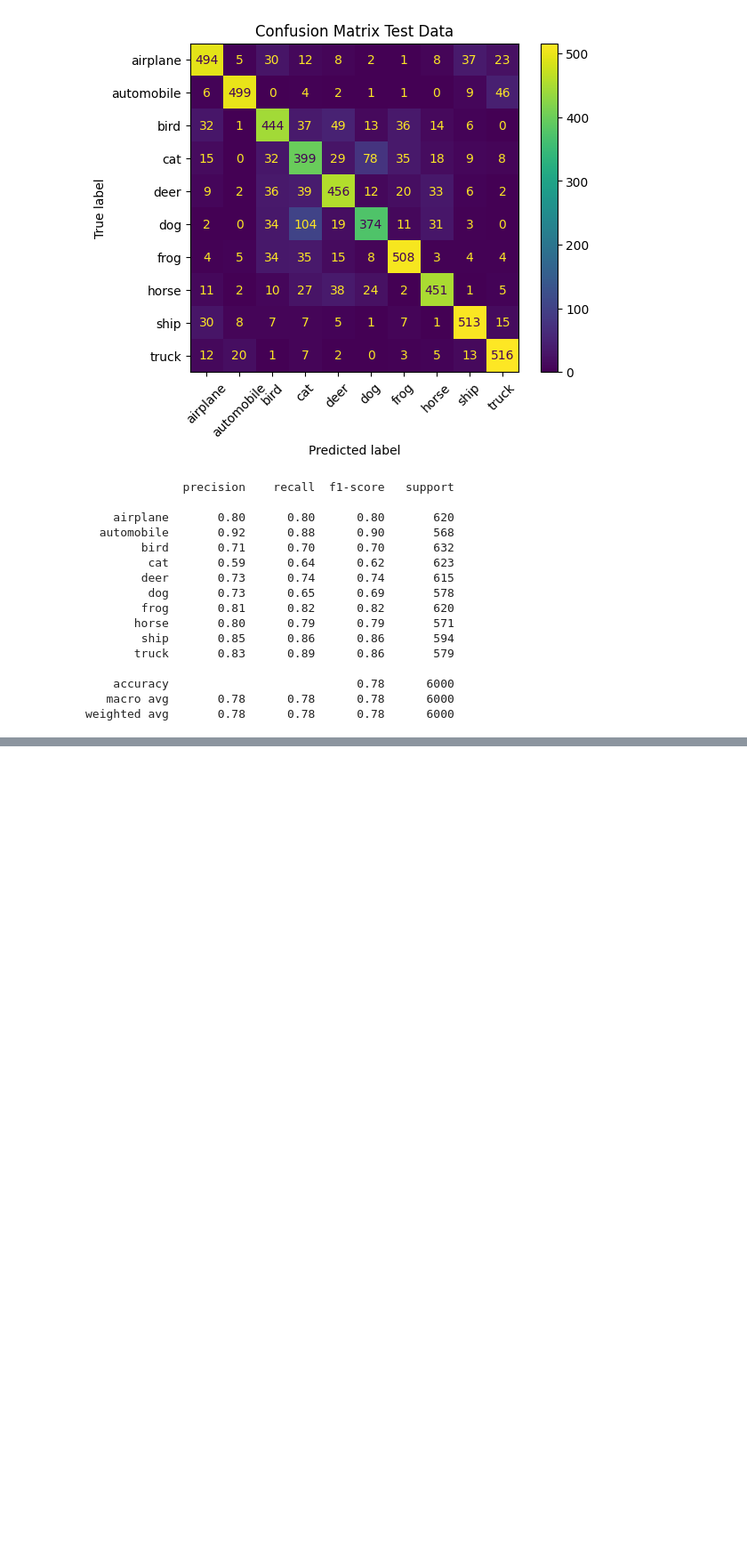
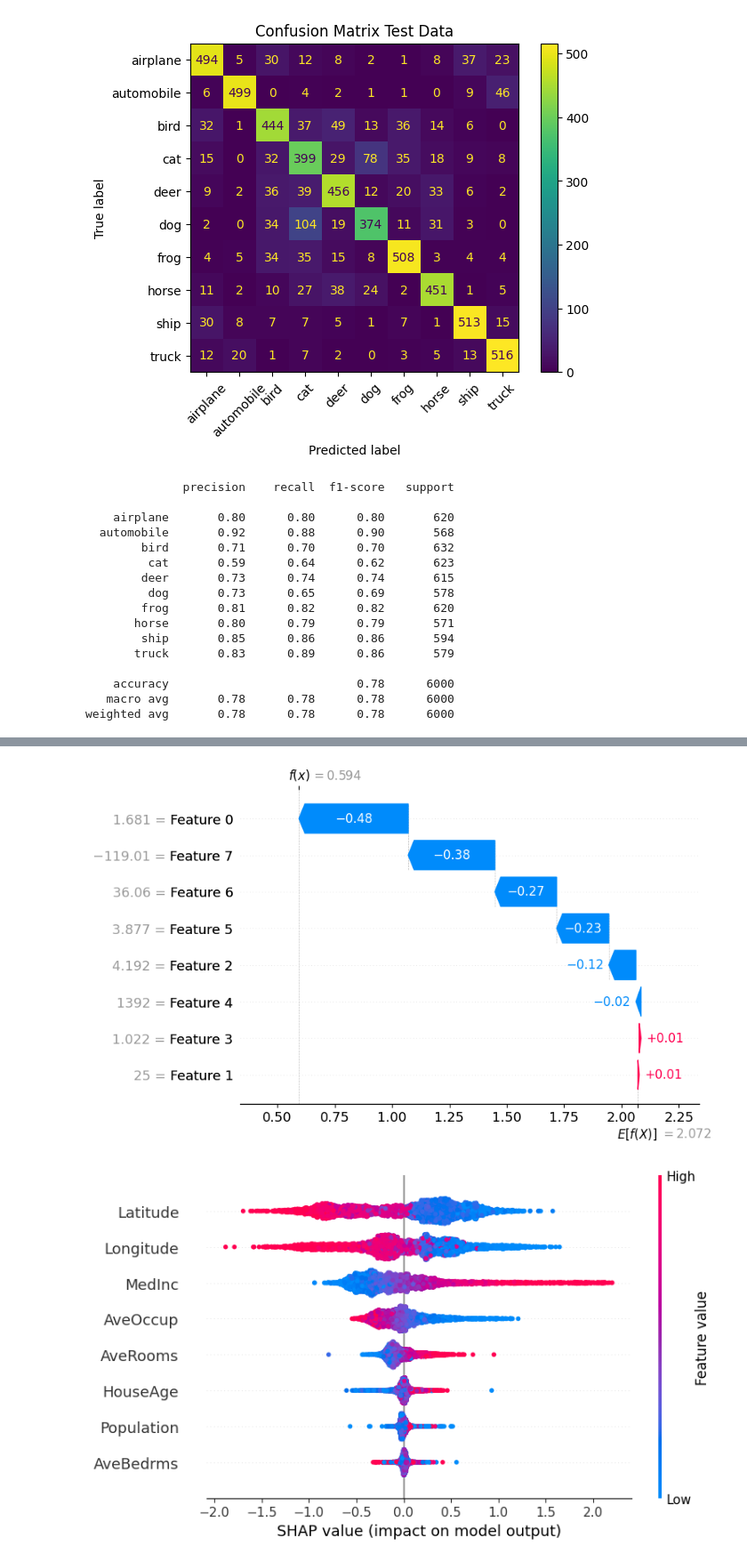
Before and after one commit to jahirsadik/cail-workshop-session-1, a Jupyter notebook: day_1_1_CNN.ipynb, the cells around one changed output, grey strips where cells are left out. Shown: that part at 89% size. Saved outputs shown, nothing was run; the diff lists cells and outputs as text; code cells hidden in the pictures; blank space fills up the shorter version.

```diff
--- a/day_1_1_CNN.ipynb
+++ b/day_1_1_CNN.ipynb
@@ -579,0 +770,25 @@ weighted avg       0.78      0.78      0.78      6000
+# %%
+import shap
+import xgboost
+from sklearn.datasets import fetch_california_housing
+from sklearn.model_selection import train_test_split
+
+# Load dataset
+housing = fetch_california_housing()
+X, y = housing.data, housing.target
+X_train, X_test, y_train, y_test = train_test_split(X, y, test_size=0.2, random_state=42)
+
+# Train model
+model = xgboost.XGBRegressor().fit(X_train, y_train)
+
+# Explain model predictions using SHAP
+explainer = shap.Explainer(model)
+shap_values = explainer(X_test)
+
+# Visualize the first prediction's explanation
+shap.initjs()
+shap.plots.waterfall(shap_values[0])
+
+# Summary plot
+shap.summary_plot(shap_values, X_test, feature_names=housing.feature_names)
+# %% [output]
@@ -579,0 +796,2 @@ weighted avg       0.78      0.78      0.78      6000
+[figure, added]
+[figure, added]
```
Also changed, not shown: parts of 13 cells of this notebook.
